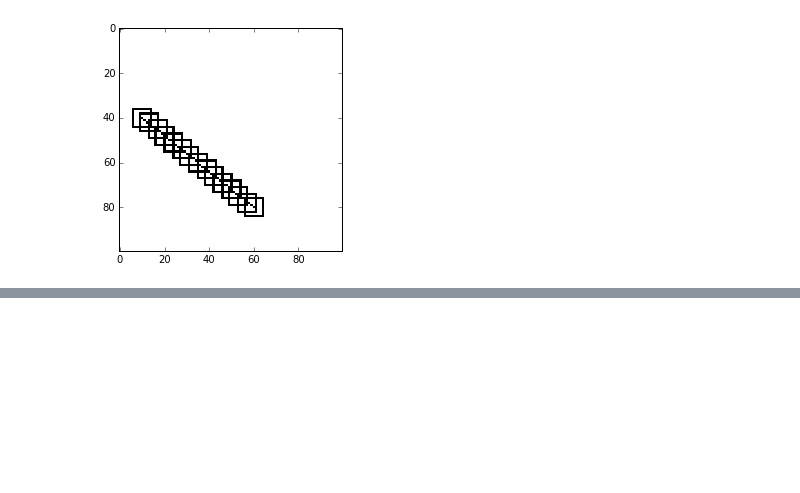
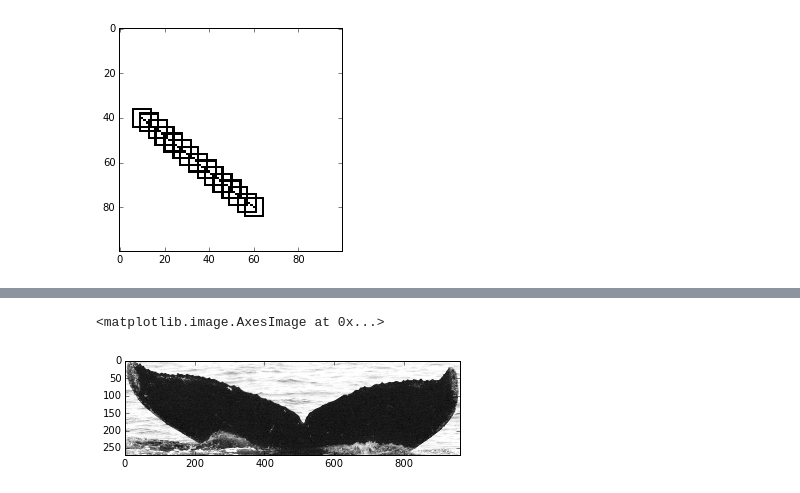
Before and after one commit to zmjjmz/thesiswork, a Jupyter notebook: edge_extract/Extract Edge.ipynb, the cells around one changed output, grey strips where cells are left out. Cells and saved outputs as stored; diff of their text form; code cells hidden in the pictures; blank space fills up the shorter version.

```diff
--- a/edge_extract/Extract Edge.ipynb
+++ b/edge_extract/Extract Edge.ipynb
@@ -110,0 +185,5 @@ display_boxes((100,100),(10,40),(60,80),(8,8))
+# %%
+plt.imshow(test_img)
+# %% [output]
+<matplotlib.image.AxesImage at 0x...>
+[figure, added]
```
Also changed, not shown: parts of 3 cells of this notebook.
